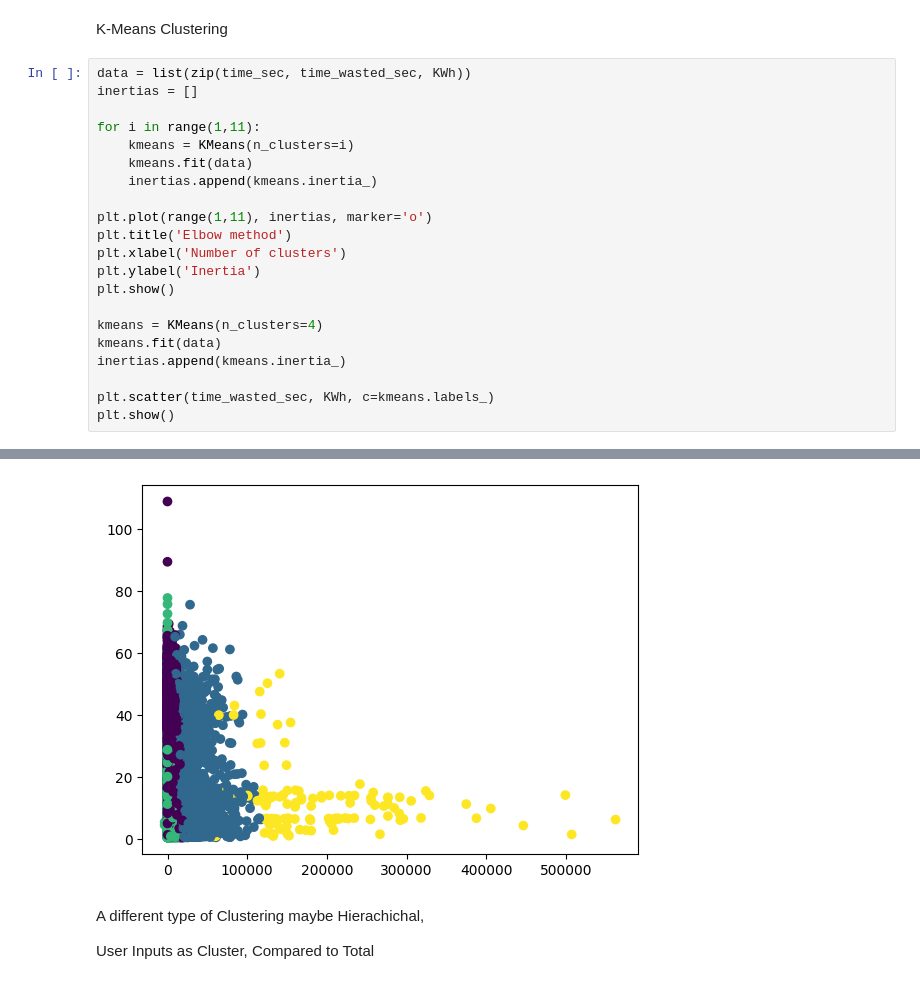
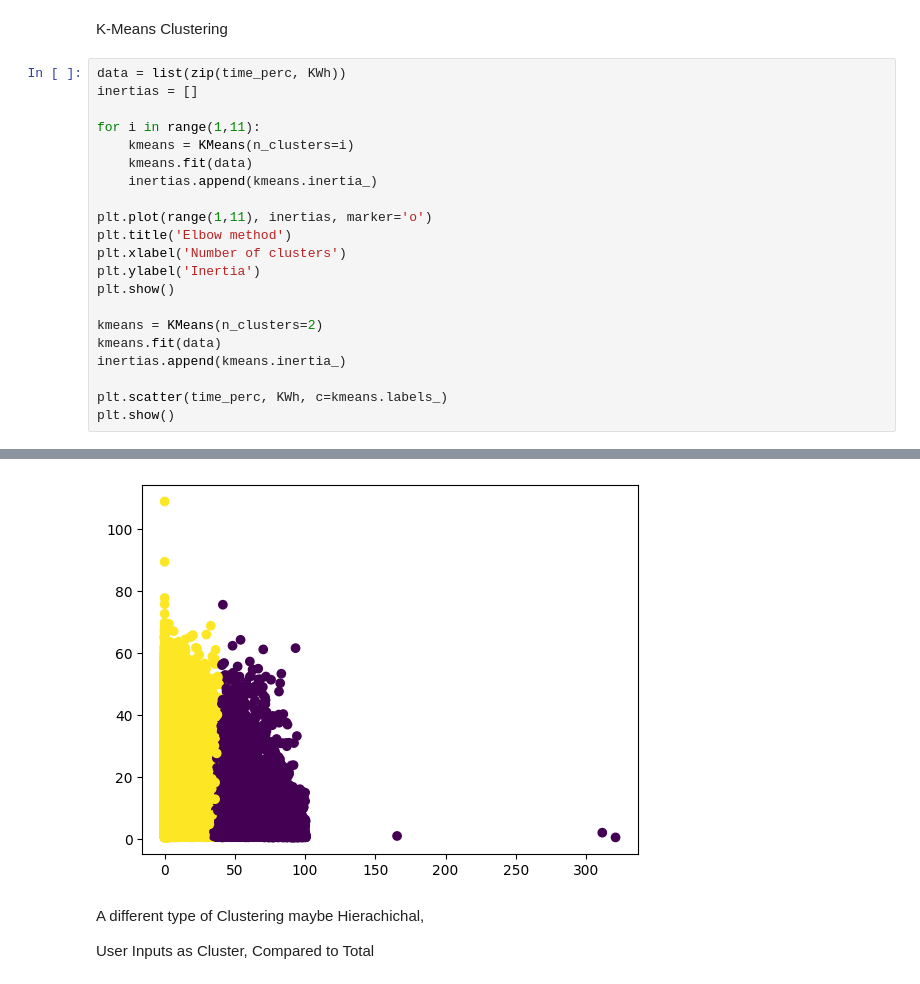
Before and after one commit to Vigro08/AA-Team-Assignment, a Jupyter notebook: Tasks/03_Clustering.ipynb, the cells around one changed output, grey strips where cells are left out. Drawn from its saved outputs; the diff is of its cells as text.

Commit message:
second draft clustering

```diff
--- a/Tasks/03_Clustering.ipynb
+++ b/Tasks/03_Clustering.ipynb
@@ -73,7 +122,7 @@ Name: connectionTime, Length: 66450, dtype: datetime64[ns, UTC]
 # %% [markdown]
 K-Means Clustering
 # %%
-data = list(zip(time_sec, time_wasted_sec, KWh))
+data = list(zip(time_perc, KWh))
 inertias = []
 
 for i in range(1,11):
@@ -87,10 +136,10 @@ plt.xlabel('Number of clusters')
 plt.ylabel('Inertia')
 plt.show()
 
-kmeans = KMeans(n_clusters=4)
+kmeans = KMeans(n_clusters=2)
 kmeans.fit(data)
 inertias.append(kmeans.inertia_)
 
-plt.scatter(time_wasted_sec, KWh, c=kmeans.labels_)
+plt.scatter(time_perc, KWh, c=kmeans.labels_)
 plt.show()
 # %% [output]
@@ -98,4 +147,4 @@ plt.show()
-[figure, old version]
+[figure, new version]
 # %% [markdown]
 A different type of Clustering maybe Hierachichal,
 
```
Also changed, not shown: parts of 6 cells of this notebook.
